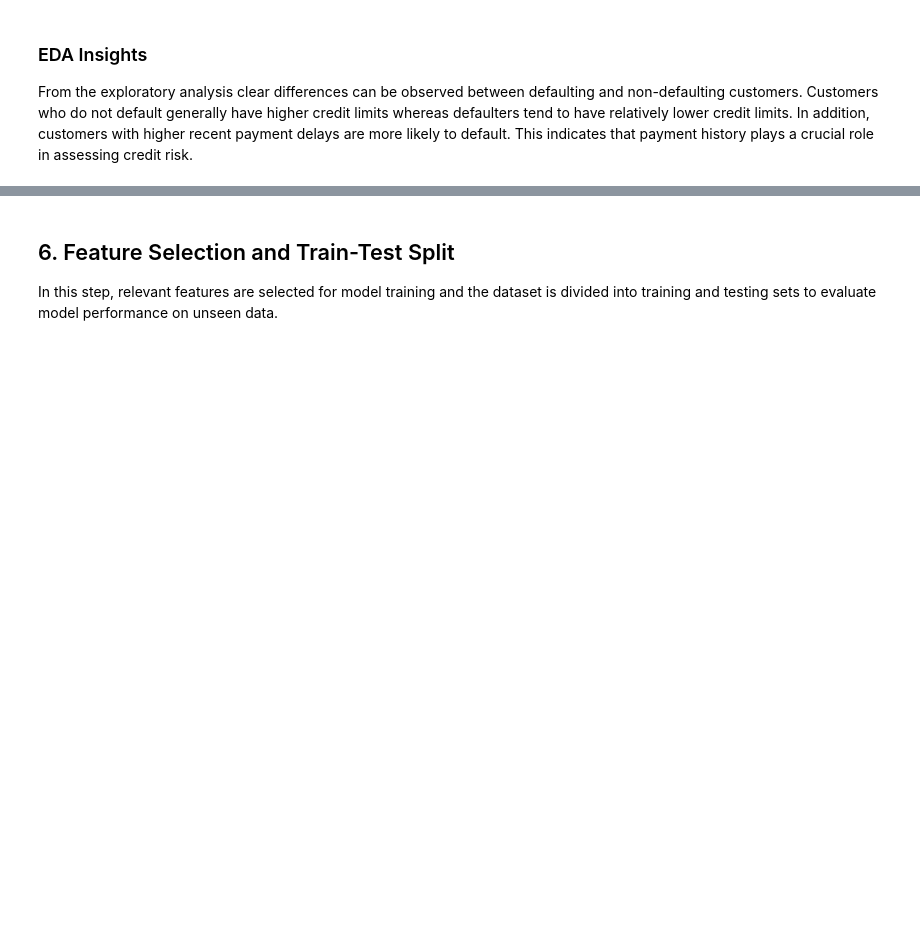
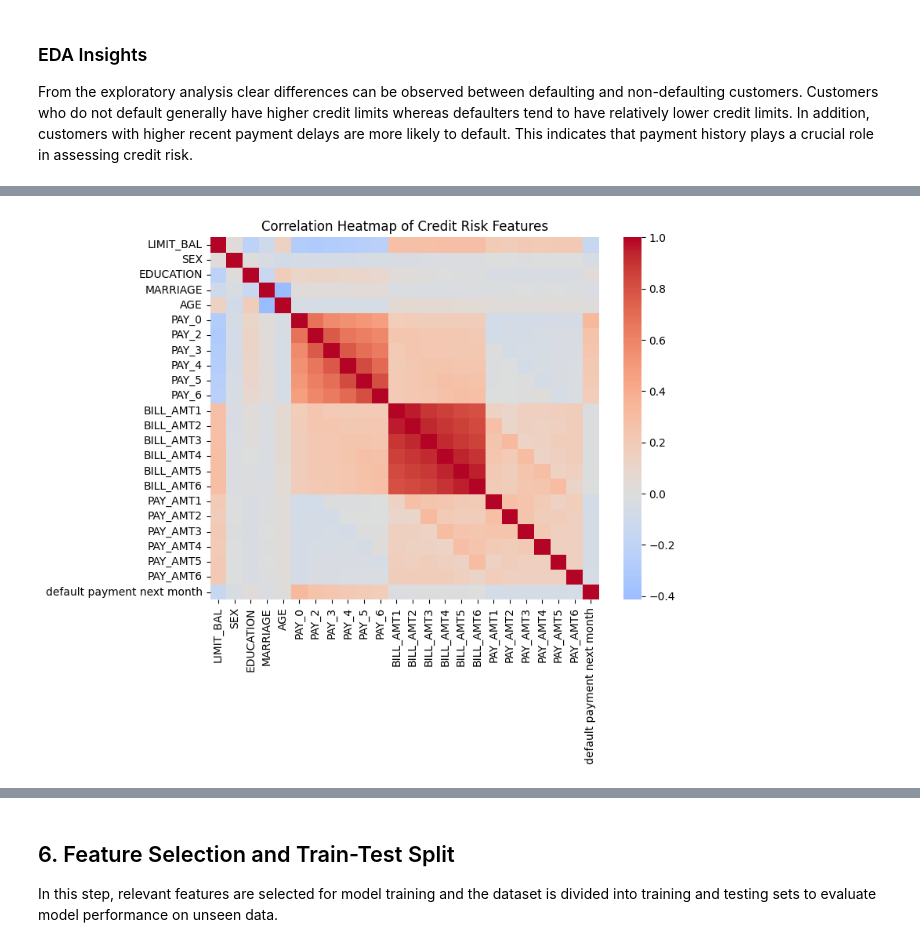
Before and after one commit to 09AnushkaSingh/credit-card-default-prediction, a Jupyter notebook: Credit_card_default_prediction.ipynb, the cells around one changed output, grey strips where cells are left out. Cells and saved outputs as stored; diff of their text form; code cells hidden in the pictures; blank space fills up the shorter version.

Commit message:
Add Credit Card Default Prediction project with EDA, feature engineering and ML models

```diff
--- a/Credit_card_default_prediction.ipynb
+++ b/Credit_card_default_prediction.ipynb
@@ -160,0 +165,14 @@ From the exploratory analysis clear differences can be observed between defaulti
+# %%
+# Remove ID before correlation
+df_corr = df.drop(columns=['ID'])
+
+# Correlation matrix for numerical features
+corr_matrix = df_corr.corr()
+
+# Plot correlation heatmap
+plt.figure(figsize=(8, 6))
+sns.heatmap(corr_matrix, cmap='coolwarm', center=0)
+plt.title("Correlation Heatmap of Credit Risk Features")
+plt.show()
+# %% [output]
+[figure, added]
```
Also changed, not shown: parts of 21 cells of this notebook.
